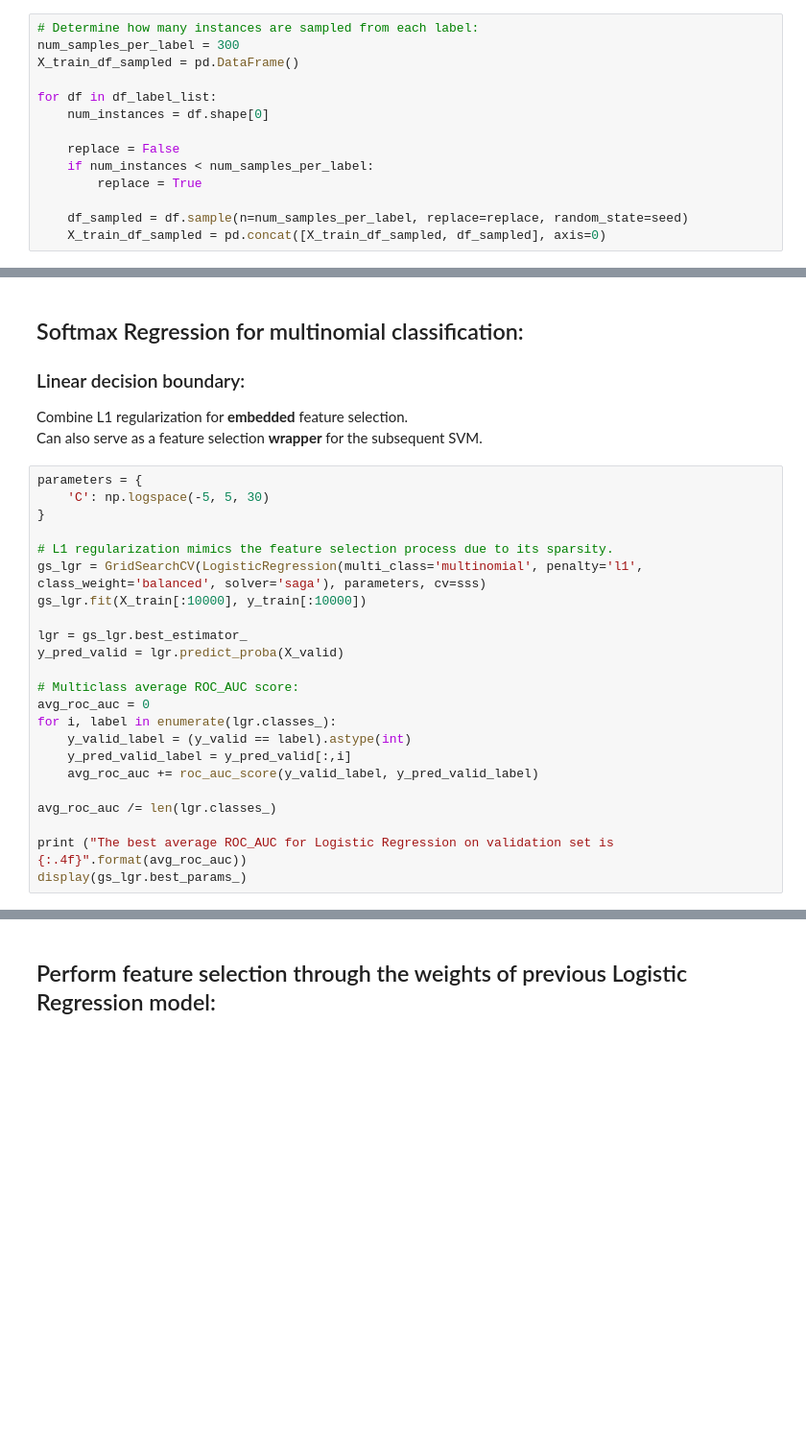
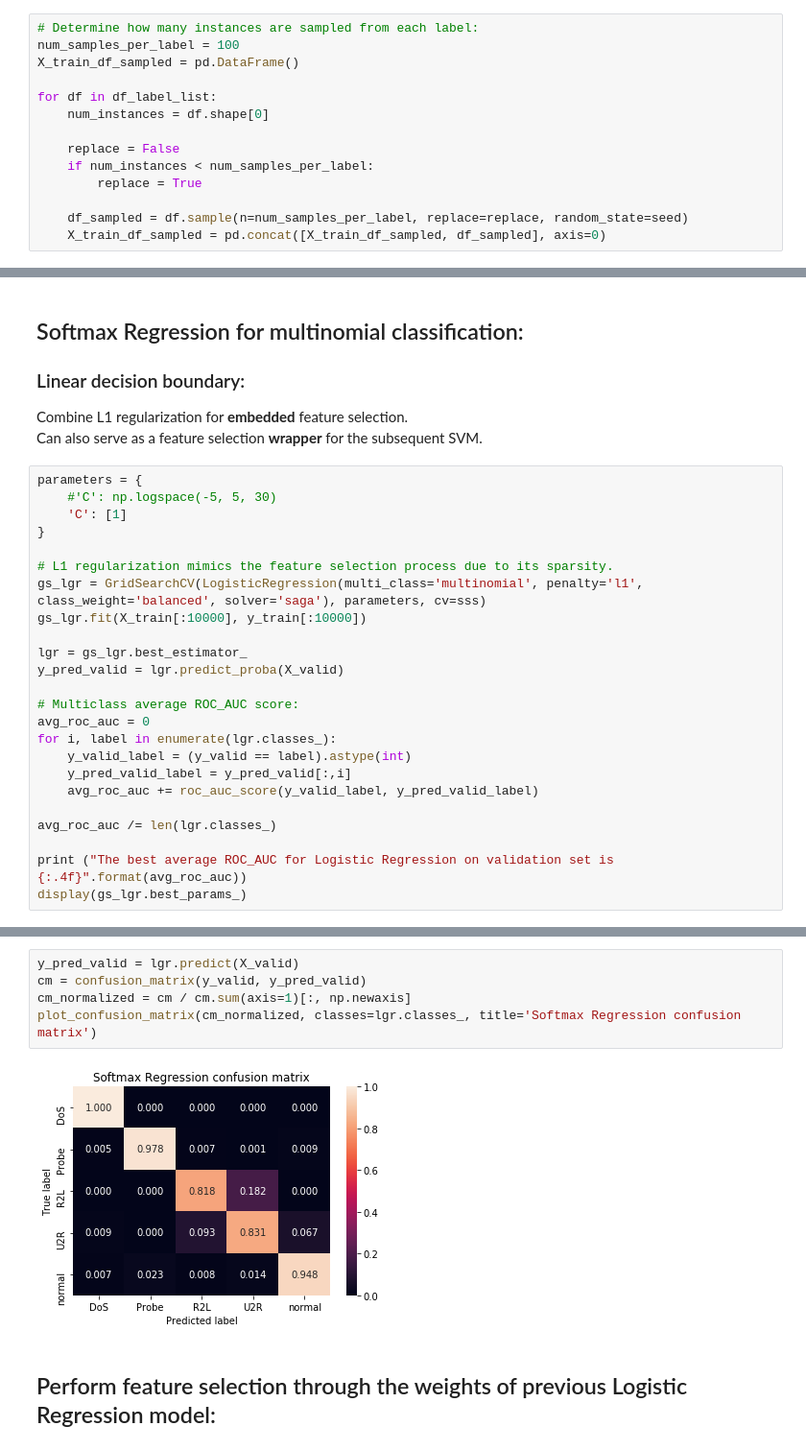
Before and after one commit to yantiz/DME-Network-Intrusion-Data, a Jupyter notebook: one_hot_encoding+L1_regularization_with_logistic_regression+SVM_rbf.ipynb, the cells around one changed output, grey strips where cells are left out. Shown at 96% size. Saved outputs shown, nothing was run; the diff lists cells and outputs as text; blank space fills up the shorter version.

Commit message:
add plot of confusion matrix

```diff
--- a/one_hot_encoding+L1_regularization_with_logistic_regression+SVM_rbf.ipynb
+++ b/one_hot_encoding+L1_regularization_with_logistic_regression+SVM_rbf.ipynb
@@ -113,7 +114,7 @@ for label in label_list:
     df_label_list.append(X_train_df[X_train_df['label'] == label])
 # %%
 # Determine how many instances are sampled from each label:
-num_samples_per_label = 300
+num_samples_per_label = 100
 X_train_df_sampled = pd.DataFrame()
 
 for df in df_label_list:
@@ -158,7 +159,8 @@ Combine L1 regularization for **embedded** feature selection. <br/>
 Can also serve as a feature selection **wrapper** for the subsequent SVM.
 # %%
 parameters = {
-    'C': np.logspace(-5, 5, 30)
+    #'C': np.logspace(-5, 5, 30)
+    'C': [1]
 }
 
 # L1 regularization mimics the feature selection process due to its sparsity.
@@ -182,3 +189,10 @@ display(gs_lgr.best_params_)
+# %%
+y_pred_valid = lgr.predict(X_valid)
+cm = confusion_matrix(y_valid, y_pred_valid)
+cm_normalized = cm / cm.sum(axis=1)[:, np.newaxis]
+plot_confusion_matrix(cm_normalized, classes=lgr.classes_, title='Softmax Regression confusion matrix')
+# %% [output]
+[figure, added]
 # %% [markdown]
 ## Perform feature selection through the weights of previous Logistic Regression model:
 # %%
```
Also changed, not shown: parts of 5 cells of this notebook, 1 other file.
